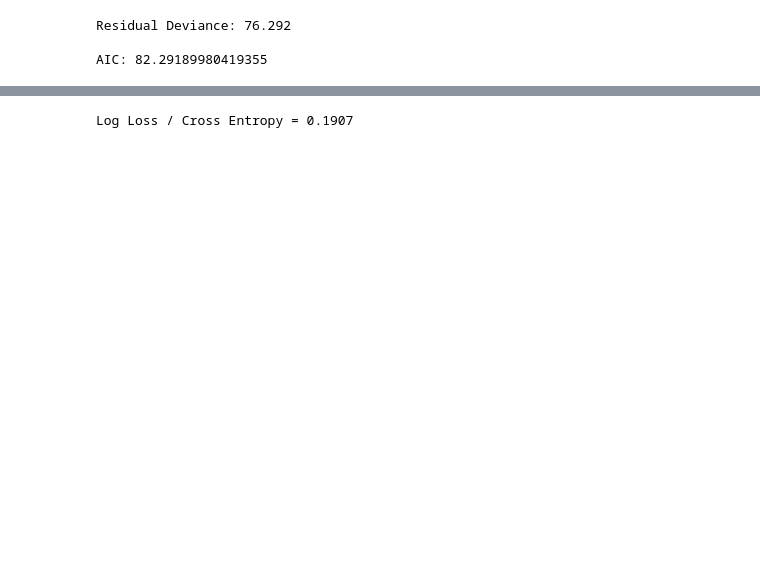
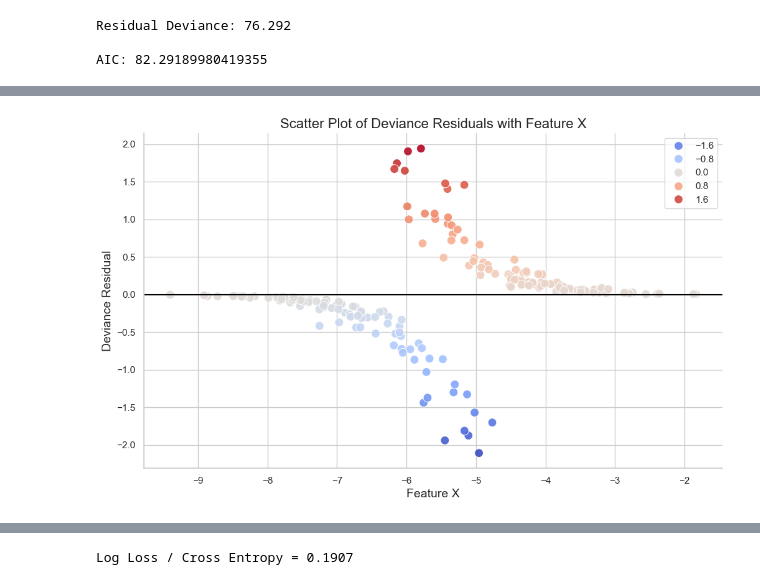
Before and after one commit to FutureGoose/fundamentals_logistic_regression, a Jupyter notebook: fundamentals_logistic_regression.ipynb, the cells around one changed output, grey strips where cells are left out. Drawn from its saved outputs; the diff is of its cells as text; code cells hidden in the pictures; blank space fills up the shorter version.

Commit message:
Major update on deviance residuals

```diff
--- a/fundamentals_logistic_regression.ipynb
+++ b/fundamentals_logistic_regression.ipynb
@@ -639,7 +767,7 @@ Deviance residuals offer insight into the fit of a logistic regression model at
 Overall, while outliers exist, most data is well-accounted for. Further diagnostics may be necessary to investigate outliers. Small, symmetrically distributed deviance residuals around zero indicate a good model fit.
 # %%
 # Extract deviance residuals from the fitted statsmodels object
-deviance_residuals = model_no_z.resid_dev
+deviance_residuals = model_no_z_test.resid_dev
 
 # Calculate summary statistics for the deviance residuals
 min_residual = np.min(deviance_residuals)
@@ -656,0 +788,26 @@ Min: -3.3552  1Q: -0.1005  Median: -0.0013  3Q: 0.0839  Max: 2.7519
+# %%
+# Improve the aesthetics using seaborn
+sns.set(style="whitegrid")
+
+# Isolating feature "x" values for x-axis
+x_feature = x_feature = X_test[:, 1]
+
+# Plotting the residuals with 'x' feature on the x-axis
+plt.figure(figsize=(12, 7))
+sns.scatterplot(x=x_values, y=deviance_residuals, hue=deviance_residuals, palette="coolwarm", s=100, alpha=0.9)
+
+# Drawing a horizontal line at zero
+plt.axhline(0, color='black', lw=1.5)
+
+# Labels and title
+plt.title('Scatter Plot of Deviance Residuals with Feature X', fontsize=16)
+plt.xlabel('Feature X', fontsize=14)
+plt.ylabel('Deviance Residual', fontsize=14)
+
+# Removing the top and right spines
+sns.despine()
+
+# Show plot
+plt.show()
+# %% [output]
+[figure, added]
```
Also changed, not shown: parts of 53 cells of this notebook.
